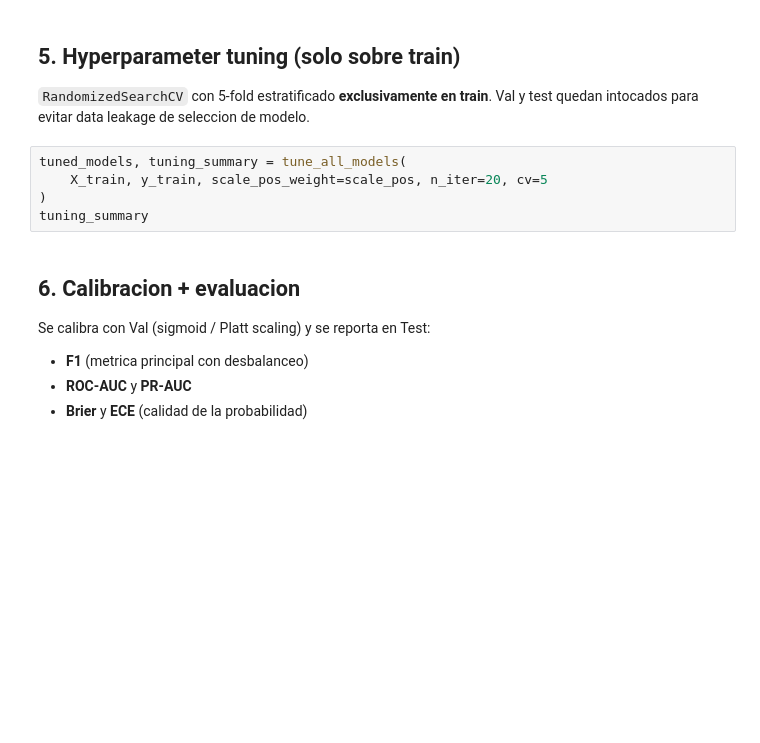
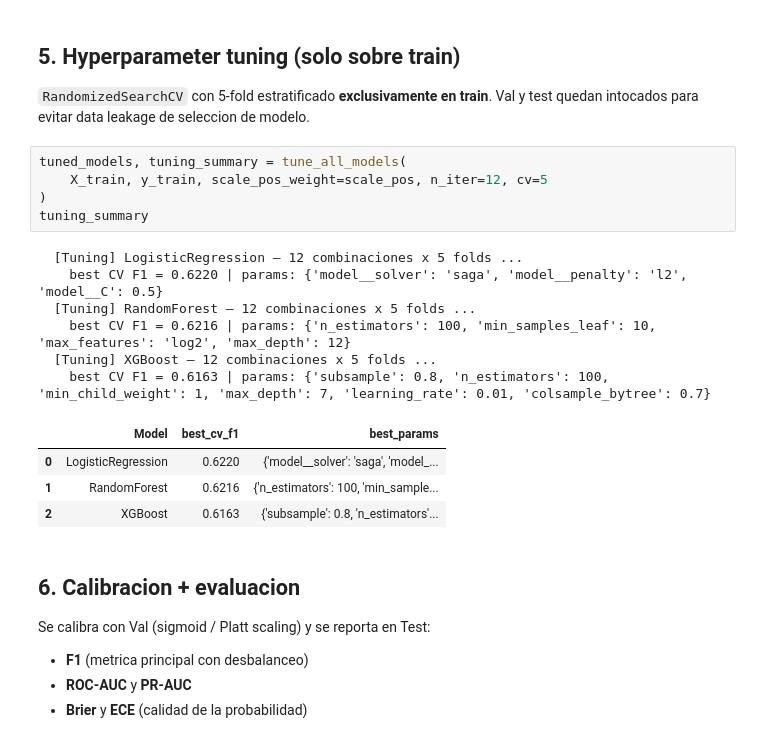
Before and after one commit to juandapradam12/telco-churn-scoring, a Jupyter notebook: notebooks/churn_analysis.ipynb, the cells around one changed output. Saved outputs shown, nothing was run; the diff lists cells and outputs as text; blank space fills up the shorter version.

```diff
--- a/notebooks/churn_analysis.ipynb
+++ b/notebooks/churn_analysis.ipynb
@@ -149,9 +178,20 @@ print(list(X_train.columns))
 Val y test quedan intocados para evitar data leakage de seleccion de modelo.
 # %%
 tuned_models, tuning_summary = tune_all_models(
-    X_train, y_train, scale_pos_weight=scale_pos, n_iter=20, cv=5
+    X_train, y_train, scale_pos_weight=scale_pos, n_iter=12, cv=5
 )
 tuning_summary
+# %% [output]
+  [Tuning] LogisticRegression — 12 combinaciones x 5 folds ...
+    best CV F1 = 0.6220 | params: {'model__solver': 'saga', 'model__penalty': 'l2', 'model__C': 0.5}
+  [Tuning] RandomForest — 12 combinaciones x 5 folds ...
+    best CV F1 = 0.6216 | params: {'n_estimators': 100, 'min_samples_leaf': 10, 'max_features': 'log2', 'max_depth': 12}
+  [Tuning] XGBoost — 12 combinaciones x 5 folds ...
+    best CV F1 = 0.6163 | params: {'subsample': 0.8, 'n_estimators': 100, 'min_child_weight': 1, 'max_depth': 7, 'learning_rate': 0.01, 'colsample_bytree': 0.7}
+|  | Model | best_cv_f1 | best_params |
+| 0 | LogisticRegression | 0.6220 | {'model__solver': 'saga', 'model_... |
+| 1 | RandomForest | 0.6216 | {'n_estimators': 100, 'min_sample... |
+| 2 | XGBoost | 0.6163 | {'subsample': 0.8, 'n_estimators'... |
 # %% [markdown]
 ## 6. Calibracion + evaluacion
 
```
Also changed, not shown: parts of 15 cells of this notebook, 6 other files.
